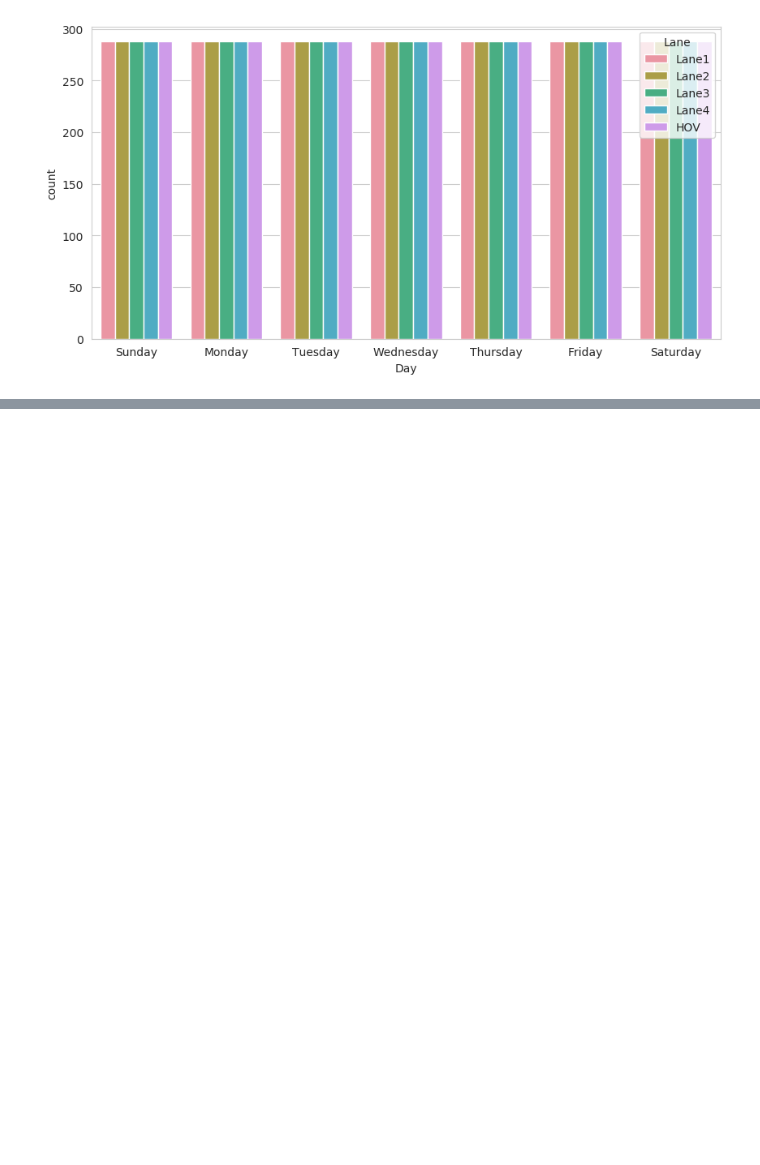
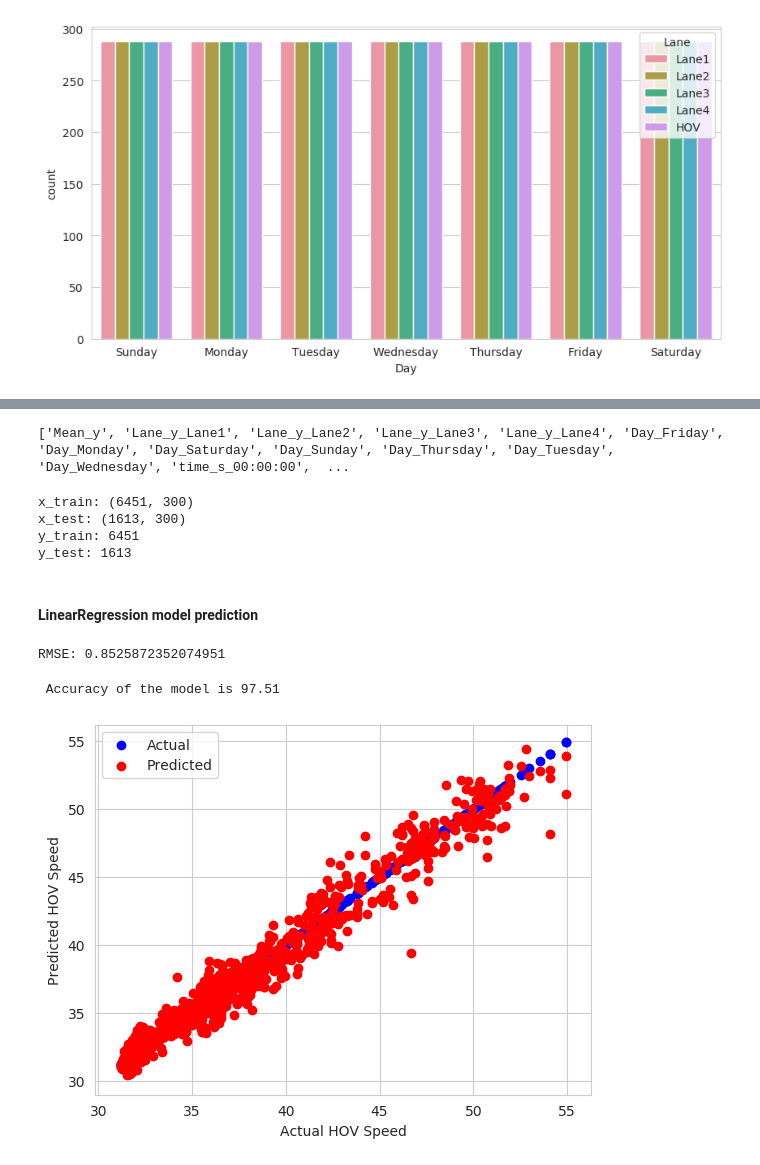
Before and after one commit to UE-Wang/ADS-508-Final-Project, a Jupyter notebook: 508W4.ipynb, the cells around one changed output, grey strips where cells are left out. Saved outputs shown, nothing was run; the diff lists cells and outputs as text; code cells hidden in the pictures; blank space fills up the shorter version.

```diff
--- a/508W4.ipynb
+++ b/508W4.ipynb
@@ -960,0 +945,68 @@ print('Test set:', len(test))
+# %%
+# Get the variable list and remove the target variable and irrelevant columns
+column_names = list(new_dum.columns)
+column_names.remove('dt_x')
+column_names.remove('Lane_x')
+column_names.remove('Mean_x')
+column_names.remove('dt_y')
+# Print the list of column names
+print(column_names)
+# %% [output]
+['Mean_y', 'Lane_y_Lane1', 'Lane_y_Lane2', 'Lane_y_Lane3', 'Lane_y_Lane4', 'Day_Friday', 'Day_Monday', 'Day_Saturday', 'Day_Sunday', 'Day_Thursday', 'Day_Tuesday', 'Day_Wednesday', 'time_s_00:00:00',  ...
+# %%
+from sklearn.preprocessing import StandardScaler,PolynomialFeatures
+
+X = new_dum[column_names]
+Y = new_dum['Mean_x']
+x_train, x_test, y_train, y_test = train_test_split(X, Y, test_size=0.2, random_state=0)
+
+sc = StandardScaler()
+x_train = sc.fit_transform(x_train)
+x_test = sc.transform(x_test)
+# %%
+print("x_train:",x_train.shape)
+print("x_test:",x_test.shape)
+print("y_train:",y_train.shape[0])
+print("y_test:",y_test.shape[0])
+# %% [output]
+x_train: (6451, 300)
+x_test: (1613, 300)
+y_train: 6451
+y_test: 1613
+# %% [markdown]
+#### LinearRegression model prediction
+# %%
+from sklearn.linear_model import LinearRegression
+# Train a linear regression model on the training set
+regressor = LinearRegression()
+# Fit the regressor with the training data
+regressor.fit(x_train, y_train)
+# Predict the values for the test set
+y_pred = regressor.predict(x_test)
+
+rmse = np.sqrt(mean_squared_error(y_test, y_pred))
+print("RMSE:", rmse)
+# %% [output]
+RMSE: 0.8525872352074951
+# %%
+from sklearn.metrics import r2_score
+Accuracy_lr=r2_score(y_test,y_pred)*100
+print(" Accuracy of the model is %.2f" %Accuracy_lr)
+# %% [output]
+ Accuracy of the model is 97.51
+# %%
+# Plot the actual values
+plt.scatter(y_test, y_test, color='blue', label='Actual')
+
+# Plot the predicted values
+plt.scatter(y_test, y_pred, color='red', label='Predicted')
+
+# Set the axis labels and legend
+plt.xlabel('Actual HOV Speed')
+plt.ylabel('Predicted HOV Speed')
+plt.legend()
+
+# Show the plot
+plt.show()
+# %% [output]
+[figure, added]
```
Also changed, not shown: parts of 63 cells of this notebook.
